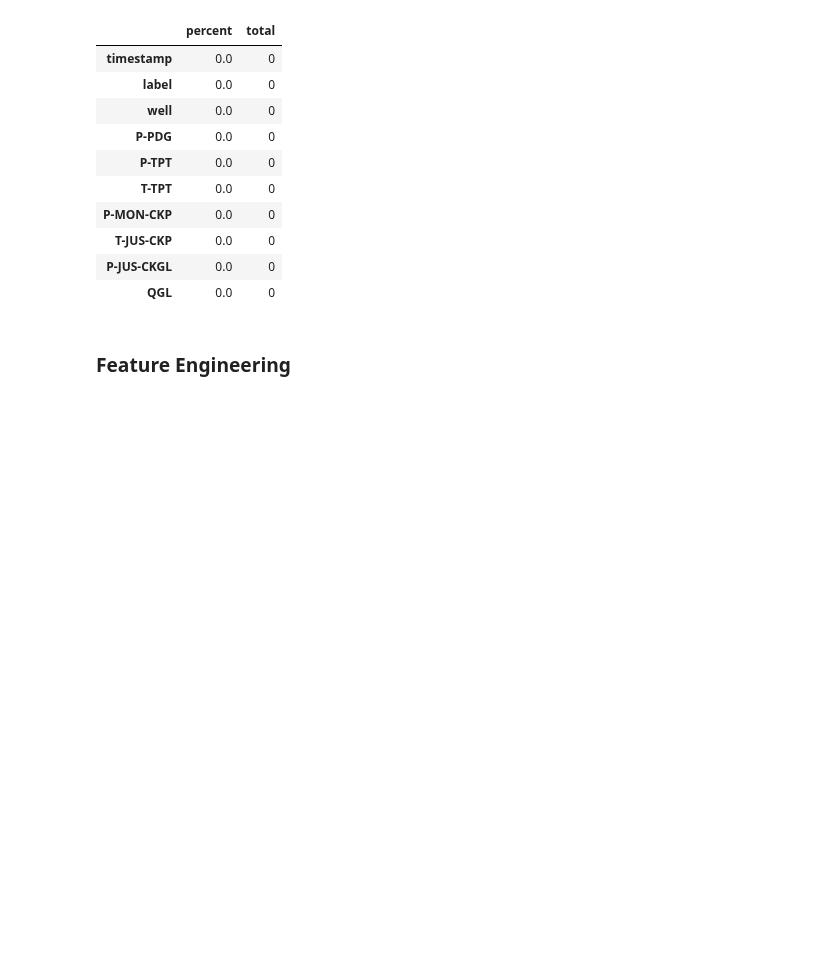
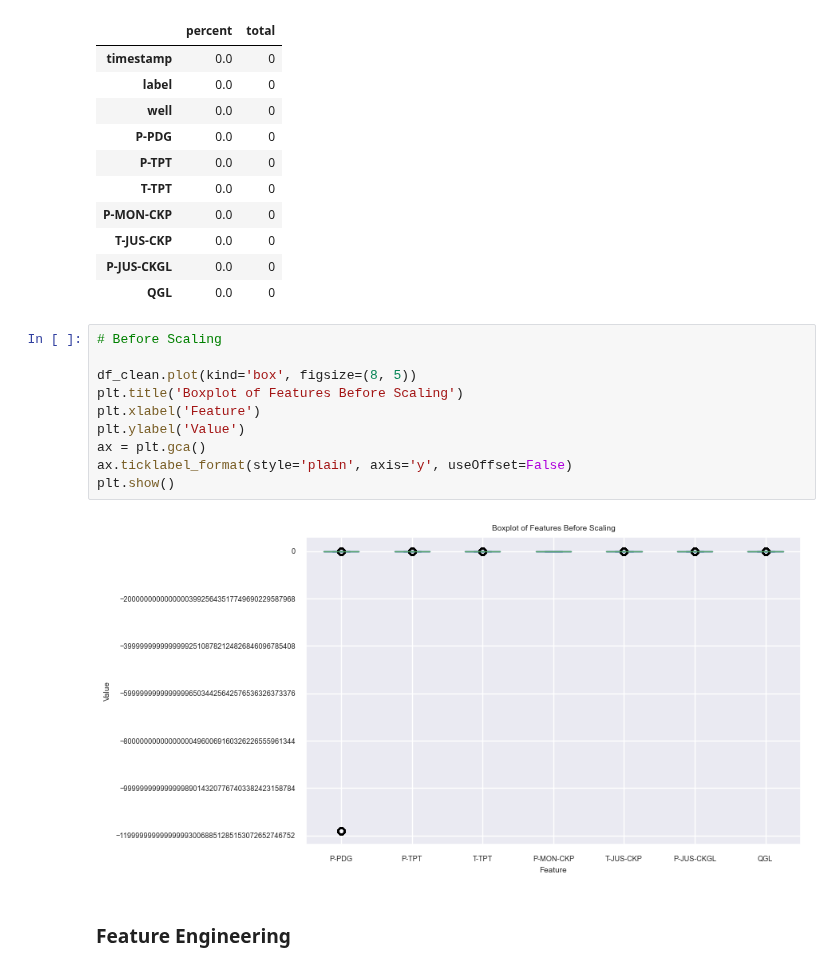
Before and after one commit to RealDyllon/3W-Petrobras, a Jupyter notebook: overviews/_baseline/ExploratoryDataAnalysis.ipynb, the cells around one changed output. Cells and saved outputs as stored; diff of their text form; blank space fills up the shorter version.

```diff
--- a/overviews/_baseline/ExploratoryDataAnalysis.ipynb
+++ b/overviews/_baseline/ExploratoryDataAnalysis.ipynb
@@ -236,6 +236,18 @@ missing_value_df
 | T-JUS-CKP | 0.0 | 0 |
 | P-JUS-CKGL | 0.0 | 0 |
 | QGL | 0.0 | 0 |
+# %%
+# Before Scaling
+
+df_clean.plot(kind='box', figsize=(8, 5))
+plt.title('Boxplot of Features Before Scaling')
+plt.xlabel('Feature')
+plt.ylabel('Value')
+ax = plt.gca()
+ax.ticklabel_format(style='plain', axis='y', useOffset=False)
+plt.show()
+# %% [output]
+[figure, added]
 # %% [markdown]
 ### Feature Engineering
 # %%
```
Also changed, not shown: parts of 2 cells of this notebook.
